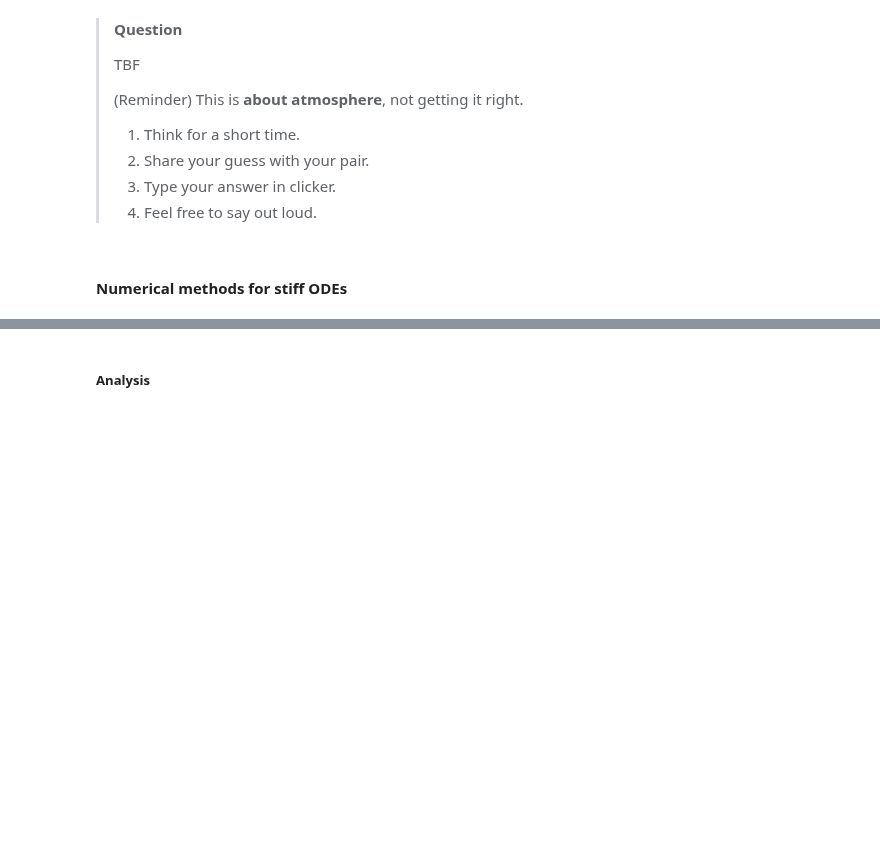
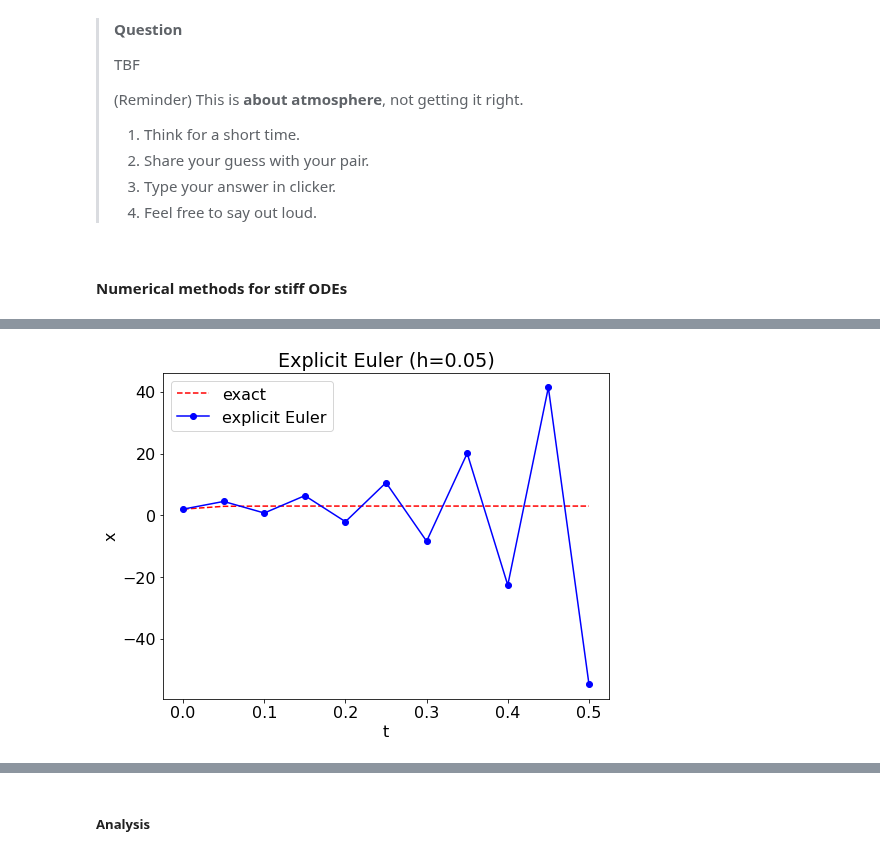
Before and after one commit to jhparkyb/NumAnalNotes_Pub, a Jupyter notebook: chapters/na04numODE.ipynb, the cells around one changed output, grey strips where cells are left out. Saved outputs shown, nothing was run; the diff lists cells and outputs as text; code cells hidden in the pictures; blank space fills up the shorter version.

Commit message:
Stiffness covered as draft deserving ver 1.0

```diff
--- a/chapters/na04numODE.ipynb
+++ b/chapters/na04numODE.ipynb
@@ -404,0 +420,44 @@ Analysis of Runge-Kutta methods is quite involved. Derivation of Heun's method w
+# %%
+"""This example shows stiffness in the numerical solution of an ODE.
+- vary the following parameters for a good illustration of stiffness:
+  h = 0.001, 0.01, 0.05
+  a = -50.,
+"""
+import numpy as np
+import matplotlib.pyplot as plt
+plt.rcParams['font.size'] = 16
+
+# experiemental parameters
+h = 0.05
+a = -50.
+
+# numerical settings
+N = 10
+T = h*N
+tt = np.arange(0., T+0.5*h, h)
+
+# IVP settings
+f = lambda t, x: a*(x - b)
+x0 = 2.
+b = 3.
+
+# exact solution
+x_exact = (x0 - b)*np.exp(a*tt) + b
+
+# numerical solution: explicit Euler
+xx = np.zeros(N+1)
+xx[0] = x0
+for i in range(N):
+    xx[i+1] = xx[i] + h*f(tt[i], xx[i])
+
+# plot
+fig, ax = plt.subplots(1, 1, figsize=(8, 6))
+ax.plot(tt, x_exact,'r--' , label='exact')
+ax.plot(tt, xx, 'bo-', label='explicit Euler')
+ax.legend()
+ax.set_xlabel('t')
+ax.set_ylabel('x')
+ax.set_title(f'Explicit Euler (h={h:g})')
+plt.show()
+# %% [output]
+[figure, added]
```
Also changed, not shown: parts of 7 cells of this notebook, 1 other file.
